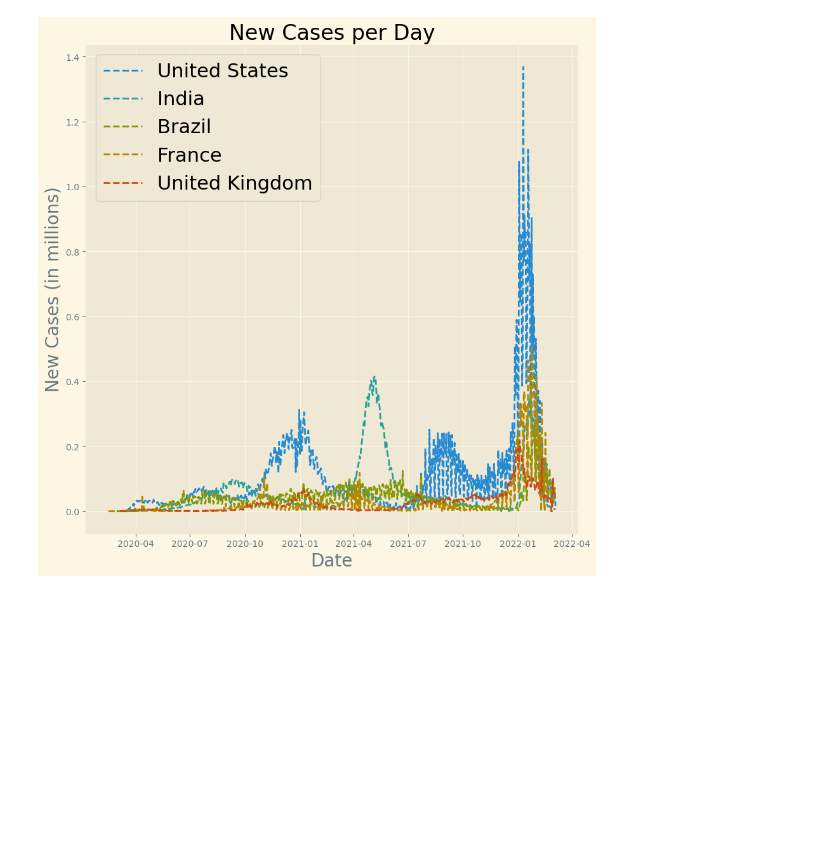
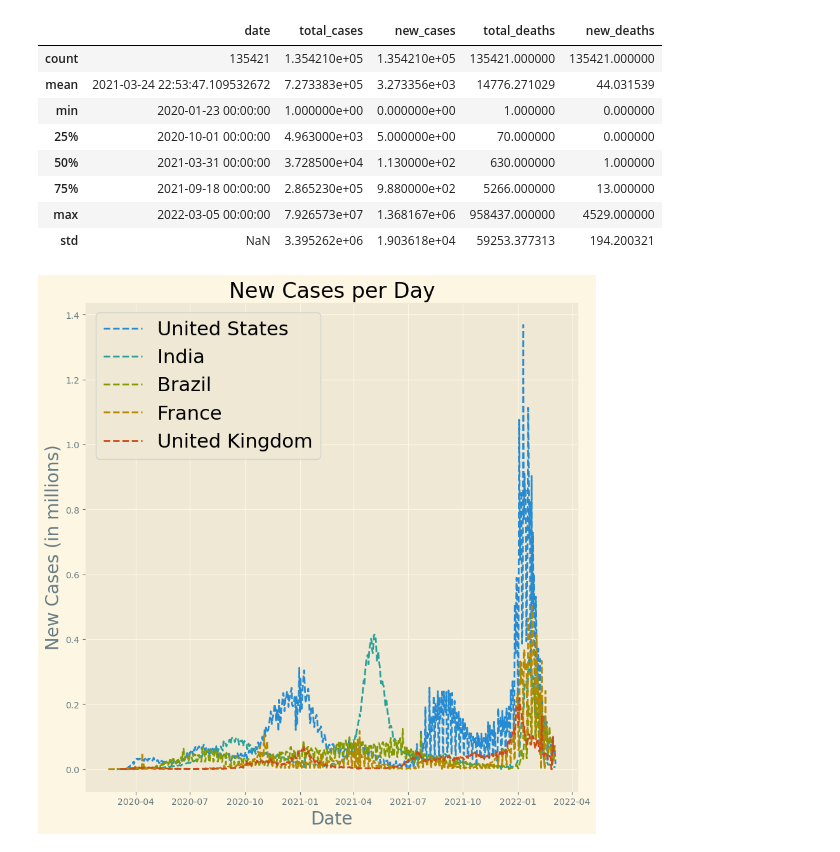
Before and after one commit to BehrozKhawar-23005633/Applied-Data-Science-Assignment-2, a Jupyter notebook: Assignment 2.ipynb, the cells around one changed output. Drawn from its saved outputs; the diff is of its cells as text; code cells hidden in the pictures; blank space fills up the shorter version.

```diff
--- a/Assignment 2.ipynb
+++ b/Assignment 2.ipynb
@@ -17,3 +18,16 @@ data['date'] = pd.to_datetime(data['date'])
+# %%
+# Using describe function to understand data
+data.describe()
+# %% [output]
+|  | date | total_cases | new_cases | total_deaths | new_deaths |
+| count | 135421 | 1.354210e+05 | 1.354210e+05 | 135421.000000 | 135421.000000 |
+| mean | 2021-03-24 22:53:47.109532672 | 7.273383e+05 | 3.273356e+03 | 14776.271029 | 44.031539 |
+| min | 2020-01-23 00:00:00 | 1.000000e+00 | 0.000000e+00 | 1.000000 | 0.000000 |
+| 25% | 2020-10-01 00:00:00 | 4.963000e+03 | 5.000000e+00 | 70.000000 | 0.000000 |
+| 50% | 2021-03-31 00:00:00 | 3.728500e+04 | 1.130000e+02 | 630.000000 | 1.000000 |
+| 75% | 2021-09-18 00:00:00 | 2.865230e+05 | 9.880000e+02 | 5266.000000 | 13.000000 |
+| max | 2022-03-05 00:00:00 | 7.926573e+07 | 1.368167e+06 | 958437.000000 | 4529.000000 |
+| std | NaN | 3.395262e+06 | 1.903618e+04 | 59253.377313 | 194.200321 |
 # %%
 # Group by location and sum new cases
 top_5 = data.groupby('location')['new_cases'].sum().nlargest(5)
```
Also changed, not shown: parts of 8 cells of this notebook.
